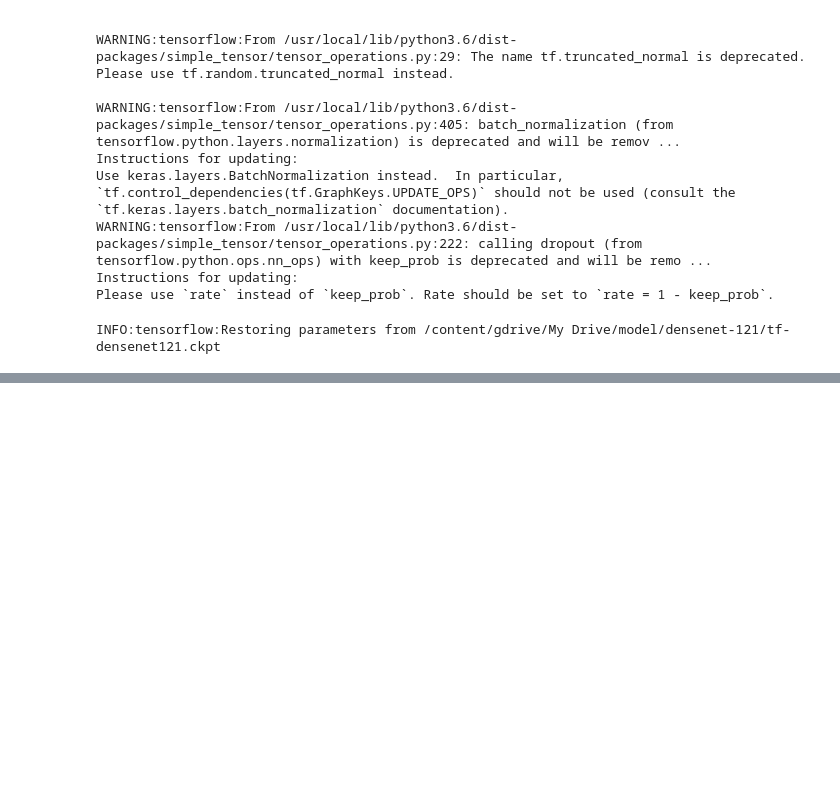
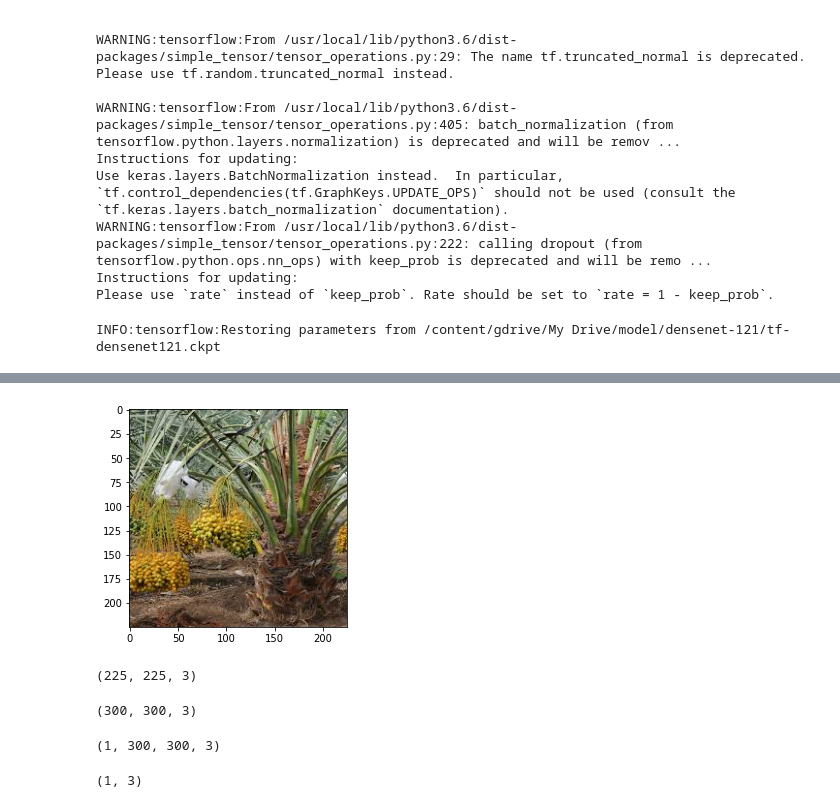
Before and after one commit to fatchur/Tensorflow-and-Image-Processing-Tutorial, a Jupyter notebook: intro-classification/notebook.ipynb, the cells around one changed output, grey strips where cells are left out. Saved outputs shown, nothing was run; the diff lists cells and outputs as text; code cells hidden in the pictures; blank space fills up the shorter version.

```diff
--- a/intro-classification/notebook.ipynb
+++ b/intro-classification/notebook.ipynb
@@ -182,0 +237,24 @@ Number of Image in lontar:  101
+# %%
+# predik dari gambar tunggal
+img = cv2.imread('/content/gdrive/My Drive/tutorial/mfm/images.jpeg')
+img = cv2.cvtColor(img, cv2.COLOR_BGR2RGB)
+# %%
+plt.imshow(img)
+plt.show()
+# %% [output]
+[figure, added]
+# %%
+print (img.shape)
+# %% [output]
+(225, 225, 3)
+# %%
+# resize the image to 300x300
+img2 = cv2.resize(img, (300, 300))
+print (img2.shape)
+# %% [output]
+(300, 300, 3)
+# %%
+img2 = img2.reshape((1, 300, 300, 3))
+print (img2.shape)
+# %% [output]
+(1, 300, 300, 3)
@@ -182,0 +269,4 @@ Number of Image in lontar:  101
+# %%
+print (val_output.shape)
+# %% [output]
+(1, 3)
```
Also changed, not shown: parts of 13 cells of this notebook.
